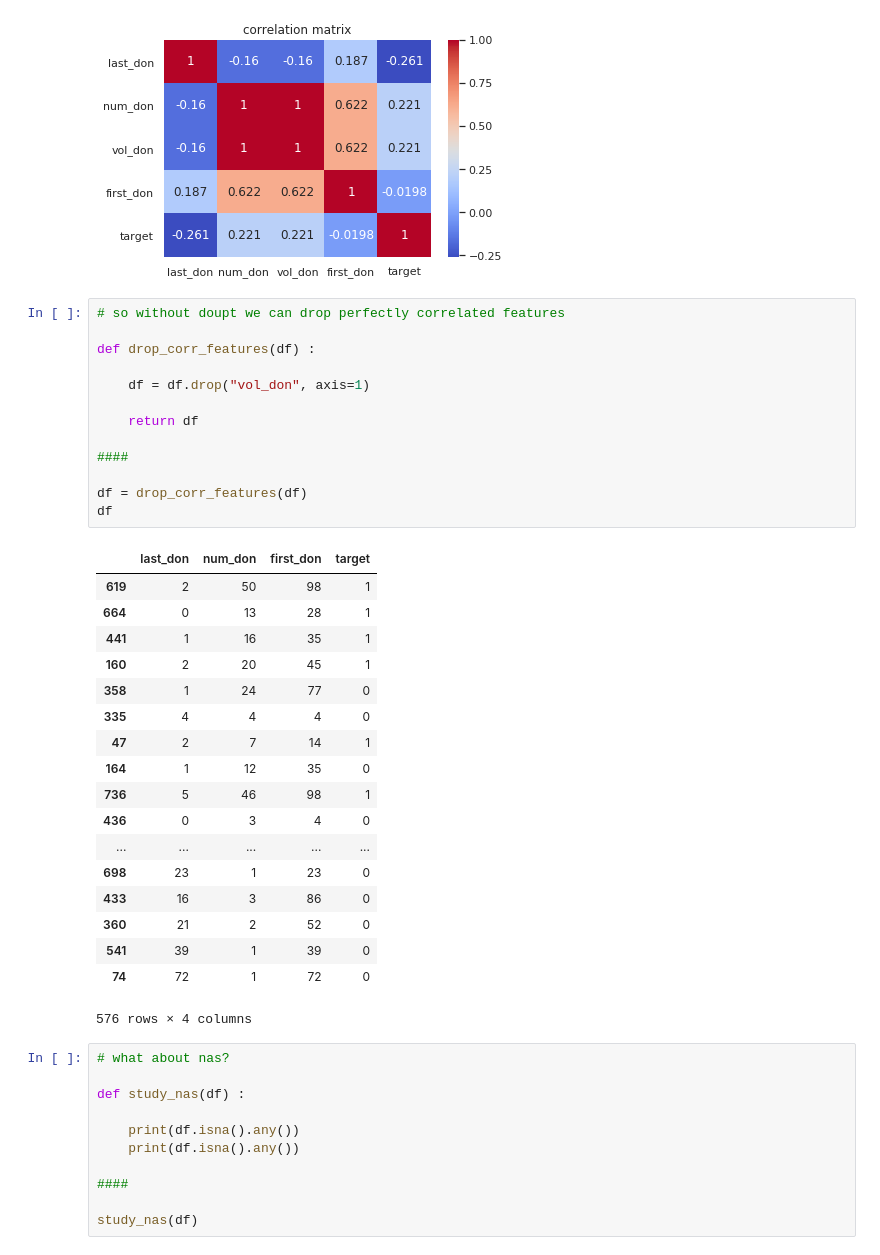
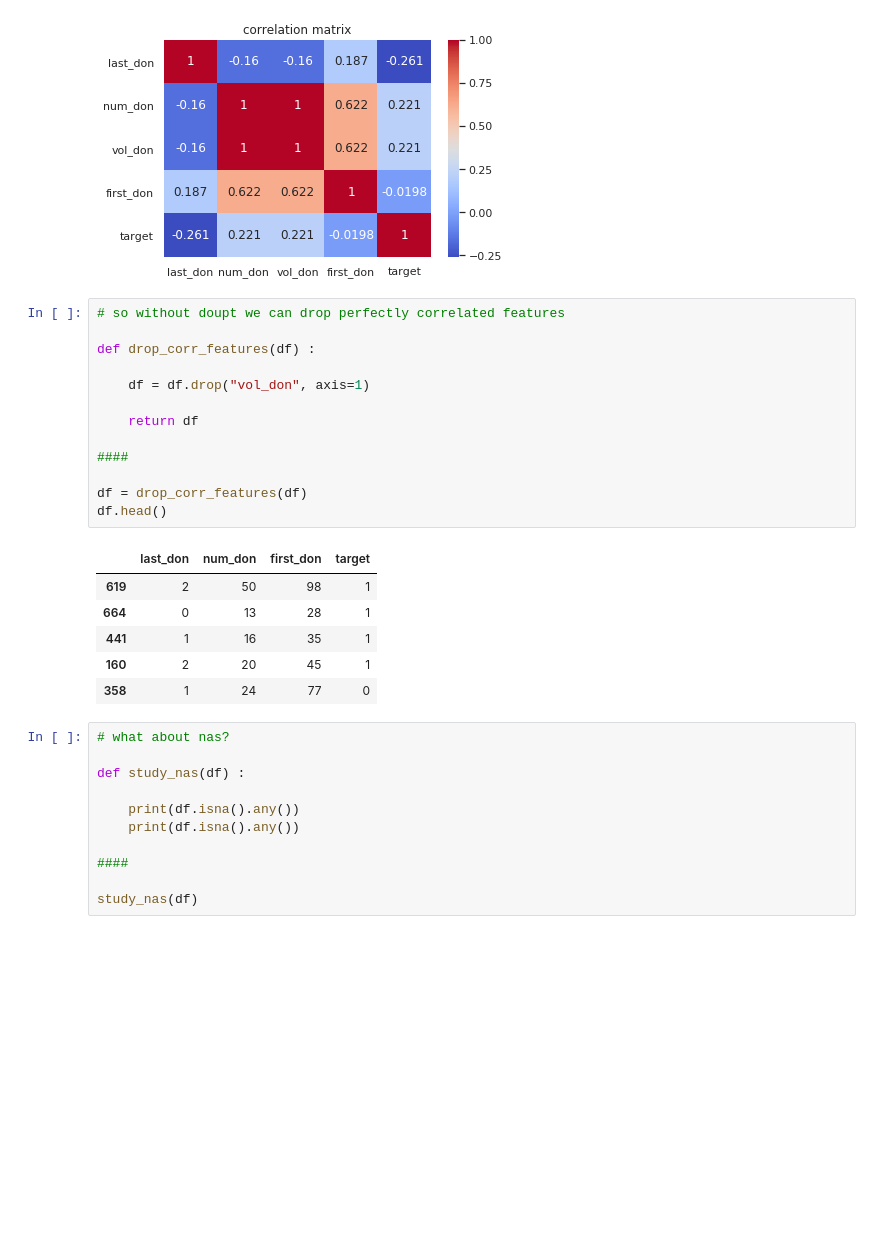
Before and after one commit to AlexandreGazagnes/Driven-Data-Blood-Donations, a Jupyter notebook: kernels/first_tour.ipynb, the cells around one changed output. Drawn from its saved outputs; the diff is of its cells as text; blank space fills up the shorter version.

```diff
--- a/kernels/first_tour.ipynb
+++ b/kernels/first_tour.ipynb
@@ -276,35 +235,23 @@ graph_corr_matrix(df)
 # %%
 # so without doupt we can drop perfectly correlated features
 
 def drop_corr_features(df) :
 
     df = df.drop("vol_don", axis=1)
 
     return df
 
 ####
 
 df = drop_corr_features(df)
-df
+df.head()
 # %% [output]
 |  | last_don | num_don | first_don | target |
 | 619 | 2 | 50 | 98 | 1 |
 | 664 | 0 | 13 | 28 | 1 |
 | 441 | 1 | 16 | 35 | 1 |
 | 160 | 2 | 20 | 45 | 1 |
 | 358 | 1 | 24 | 77 | 0 |
-| 335 | 4 | 4 | 4 | 0 |
-| 47 | 2 | 7 | 14 | 1 |
-| 164 | 1 | 12 | 35 | 0 |
-| 736 | 5 | 46 | 98 | 1 |
-| 436 | 0 | 3 | 4 | 0 |
-| ... | ... | ... | ... | ... |
-| 698 | 23 | 1 | 23 | 0 |
-| 433 | 16 | 3 | 86 | 0 |
-| 360 | 21 | 2 | 52 | 0 |
-| 541 | 39 | 1 | 39 | 0 |
-| 74 | 72 | 1 | 72 | 0 |
-576 rows × 4 columns
 # %%
 # what about nas?
 
```
Also changed, not shown: parts of 8 cells of this notebook.
